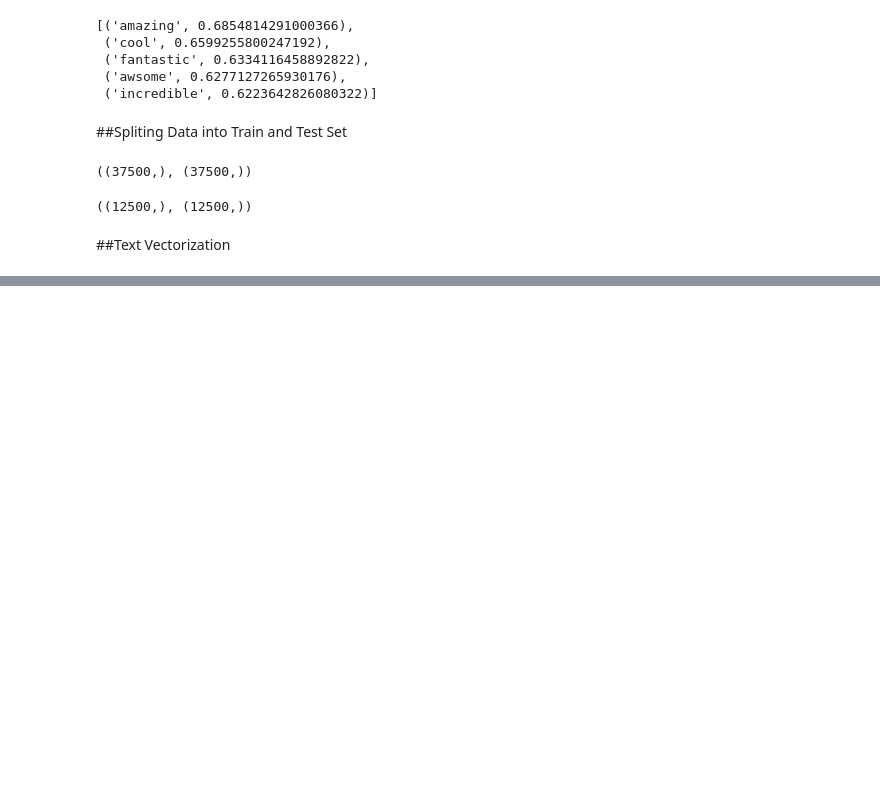
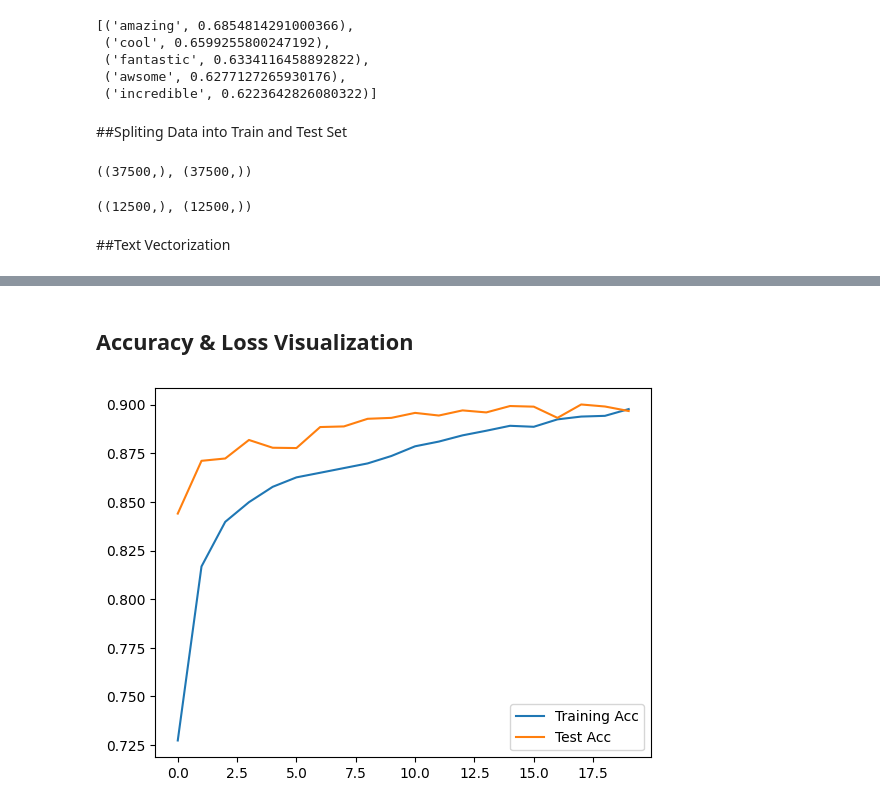
Before and after one commit to Abhayxyzz/ML_Projects, a Jupyter notebook: Sentiment Analysis NLTK/Sentiment_Analysis_of_Movie_Reviews.ipynb, the cells around one changed output, grey strips where cells are left out. Drawn from its saved outputs; the diff is of its cells as text; code cells hidden in the pictures; blank space fills up the shorter version.

```diff
--- a/Sentiment Analysis NLTK/Sentiment_Analysis_of_Movie_Reviews.ipynb
+++ b/Sentiment Analysis NLTK/Sentiment_Analysis_of_Movie_Reviews.ipynb
@@ -205,10 +208,3 @@ X_test.shape, Y_test.shape
 ((12500,), (12500,))
 # %% [markdown]
 ##Text Vectorization
-# %%
-#Average No of Tokens
-sum = 0
-for i in X.to_list():
-  sum+= len(i.split(" "))
-avg = sum/(len(X.to_list()))
-avg
@@ -222,0 +298,14 @@ NameError: name 'vocab' is not defined
+# %%
+model = Sequential()
+
+model.add(tf.keras.Input(shape=(1,), dtype=tf.string))
+
+model.add(vectorize_layer)
+model.add(embedding_layer)
+model.add(tf.keras.layers.SpatialDropout1D(0.3))
+model.add(Bidirectional(LSTM(100, dropout = 0.3,activation='tanh')))
+model.add(Dropout(0.5))
+model.add(Dense(64, activation='relu'))
+model.add(Dropout(0.5))
+model.add(Dense(1,activation='sigmoid'))
+model.summary()
@@ -222,0 +334,2 @@ NameError: name 'vocab' is not defined
+# %%
+model.compile(optimizer=tf.keras.optimizers.Adam(learning_rate=1e-3),loss='binary_crossentropy',metrics=['accuracy'])
@@ -222,0 +338,16 @@ NameError: name 'vocab' is not defined
+# %%
+from tensorflow.keras.callbacks import EarlyStopping
+
+early_stop = EarlyStopping(
+    monitor='val_loss',
+    patience=5,
+    restore_best_weights=True
+)
+
+history = model.fit(tf.constant(X_train, dtype=tf.string),
+                    Y_train,
+                    validation_data=(tf.constant(X_test, dtype=tf.string), Y_test),
+                    batch_size=32,
+                    epochs=20,
+                    callbacks=[early_stop]
+                    )
@@ -222,0 +375,10 @@ NameError: name 'vocab' is not defined
+# %% [markdown]
+## Accuracy & Loss Visualization
+# %%
+import matplotlib.pyplot as plt
+plt.plot(history.history['accuracy'],label='Training Acc')
+plt.plot(history.history['val_accuracy'],label='Test Acc')
+plt.legend()
+plt.show()
+# %% [output]
+[figure, added]
```
Also changed, not shown: parts of 31 cells of this notebook, 1 other file.
